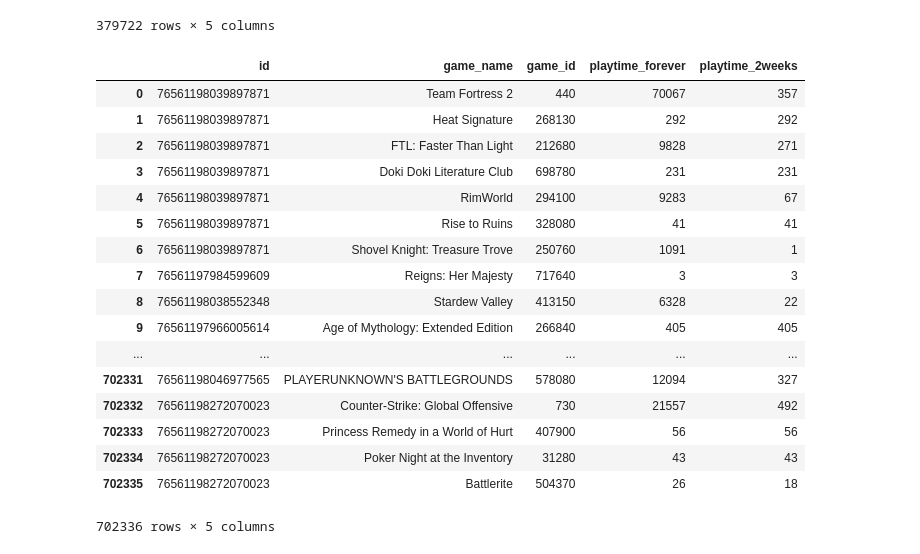
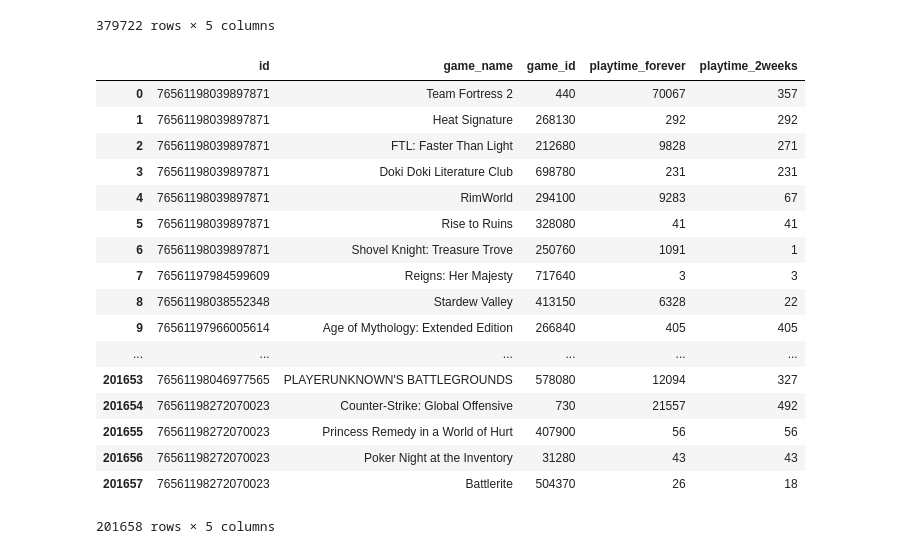
Before and after one commit to if1015-datascience-ufpe/2017-2-projeto-hbcj-lfp2, a Jupyter notebook: Projeto.ipynb, the cells around one changed output. Saved outputs shown, nothing was run; the diff lists cells and outputs as text; code cells hidden in the pictures.

Commit message:
Drop duplicates and redoing the index

```diff
--- a/Projeto.ipynb
+++ b/Projeto.ipynb
@@ -242,26 +242,26 @@ dataGames2
 # %%
 dataGames = pd.read_csv('dataGames.csv')
 i = 0;
 dataGames.drop(dataGames.columns[i], axis = 1, inplace=True)
 frames = [dataGames, dataGames2]
-dataGames3 = pd.concat(frames,  ignore_index=True)
+dataGames3 = pd.concat(frames,  ignore_index=True).drop_duplicates().reset_index(drop=True)
 dataGames3
 # %% [output]
 |  | id | game_name | game_id | playtime_forever | playtime_2weeks |
 | 0 | 76561198039897871 | Team Fortress 2 | 440 | 70067 | 357 |
 | 1 | 76561198039897871 | Heat Signature | 268130 | 292 | 292 |
 | 2 | 76561198039897871 | FTL: Faster Than Light | 212680 | 9828 | 271 |
 | 3 | 76561198039897871 | Doki Doki Literature Club | 698780 | 231 | 231 |
 | 4 | 76561198039897871 | RimWorld | 294100 | 9283 | 67 |
 | 5 | 76561198039897871 | Rise to Ruins | 328080 | 41 | 41 |
 | 6 | 76561198039897871 | Shovel Knight: Treasure Trove | 250760 | 1091 | 1 |
 | 7 | 76561197984599609 | Reigns: Her Majesty | 717640 | 3 | 3 |
 | 8 | 76561198038552348 | Stardew Valley | 413150 | 6328 | 22 |
 | 9 | 76561197966005614 | Age of Mythology: Extended Edition | 266840 | 405 | 405 |
 | ... | ... | ... | ... | ... | ... |
-| 702331 | 76561198046977565 | PLAYERUNKNOWN'S BATTLEGROUNDS | 578080 | 12094 | 327 |
-| 702332 | 76561198272070023 | Counter-Strike: Global Offensive | 730 | 21557 | 492 |
-| 702333 | 76561198272070023 | Princess Remedy in a World of Hurt | 407900 | 56 | 56 |
-| 702334 | 76561198272070023 | Poker Night at the Inventory | 31280 | 43 | 43 |
-| 702335 | 76561198272070023 | Battlerite | 504370 | 26 | 18 |
+| 201653 | 76561198046977565 | PLAYERUNKNOWN'S BATTLEGROUNDS | 578080 | 12094 | 327 |
+| 201654 | 76561198272070023 | Counter-Strike: Global Offensive | 730 | 21557 | 492 |
+| 201655 | 76561198272070023 | Princess Remedy in a World of Hurt | 407900 | 56 | 56 |
+| 201656 | 76561198272070023 | Poker Night at the Inventory | 31280 | 43 | 43 |
+| 201657 | 76561198272070023 | Battlerite | 504370 | 26 | 18 |
-702336 rows × 5 columns
+201658 rows × 5 columns
```
Also changed, not shown: parts of 2 cells of this notebook, 1 other file.
